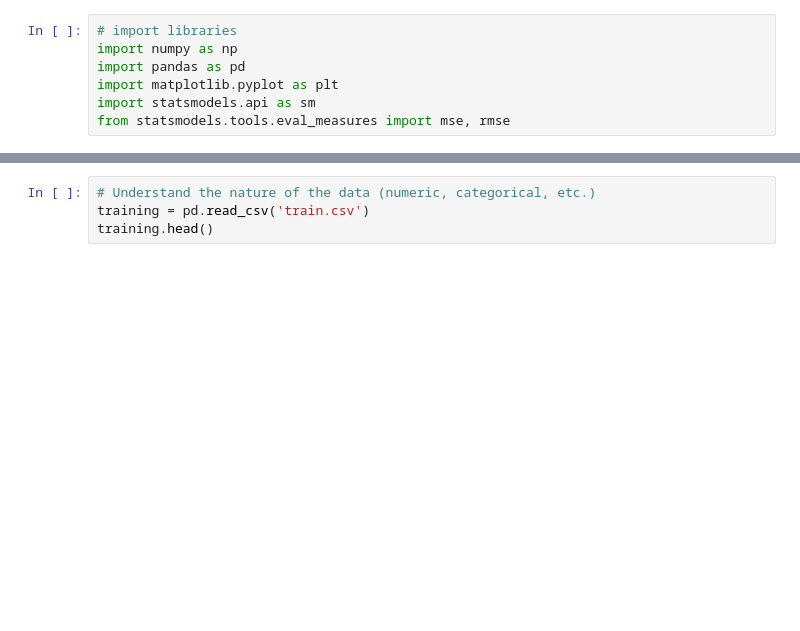
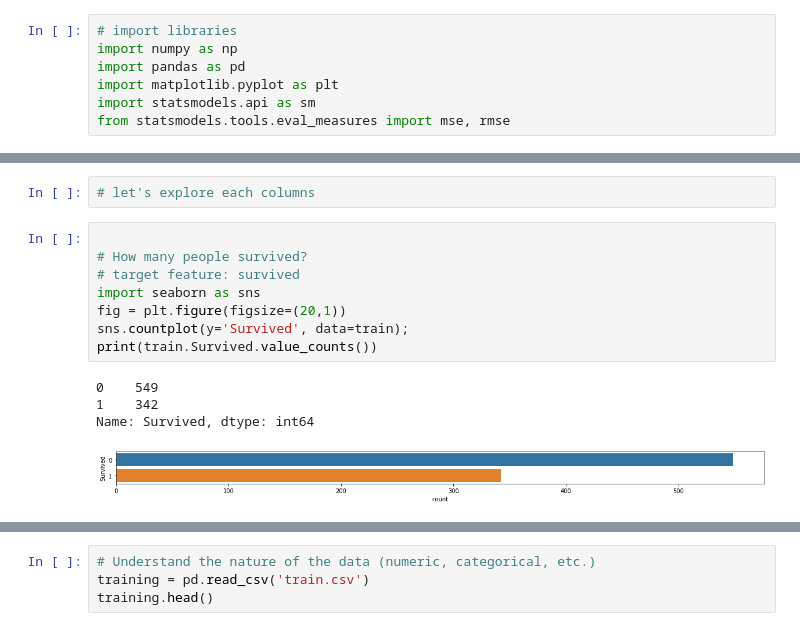
Before and after one commit to GeneSubra/Titanic, a Jupyter notebook: clicked.ipynb, the cells around one changed output, grey strips where cells are left out. Saved outputs shown, nothing was run; the diff lists cells and outputs as text; blank space fills up the shorter version.

Commit message:
added sub col for each features

```diff
--- a/clicked.ipynb
+++ b/clicked.ipynb
@@ -7,0 +115,15 @@ from statsmodels.tools.eval_measures import mse, rmse
+# %%
+# let's explore each columns
+# %%
+
+# How many people survived?
+# target feature: survived
+import seaborn as sns
+fig = plt.figure(figsize=(20,1))
+sns.countplot(y='Survived', data=train);
+print(train.Survived.value_counts())
+# %% [output]
+0    549
+1    342
+Name: Survived, dtype: int64
+[figure, added]
```
Also changed, not shown: parts of 23 cells of this notebook, 3 other files.
